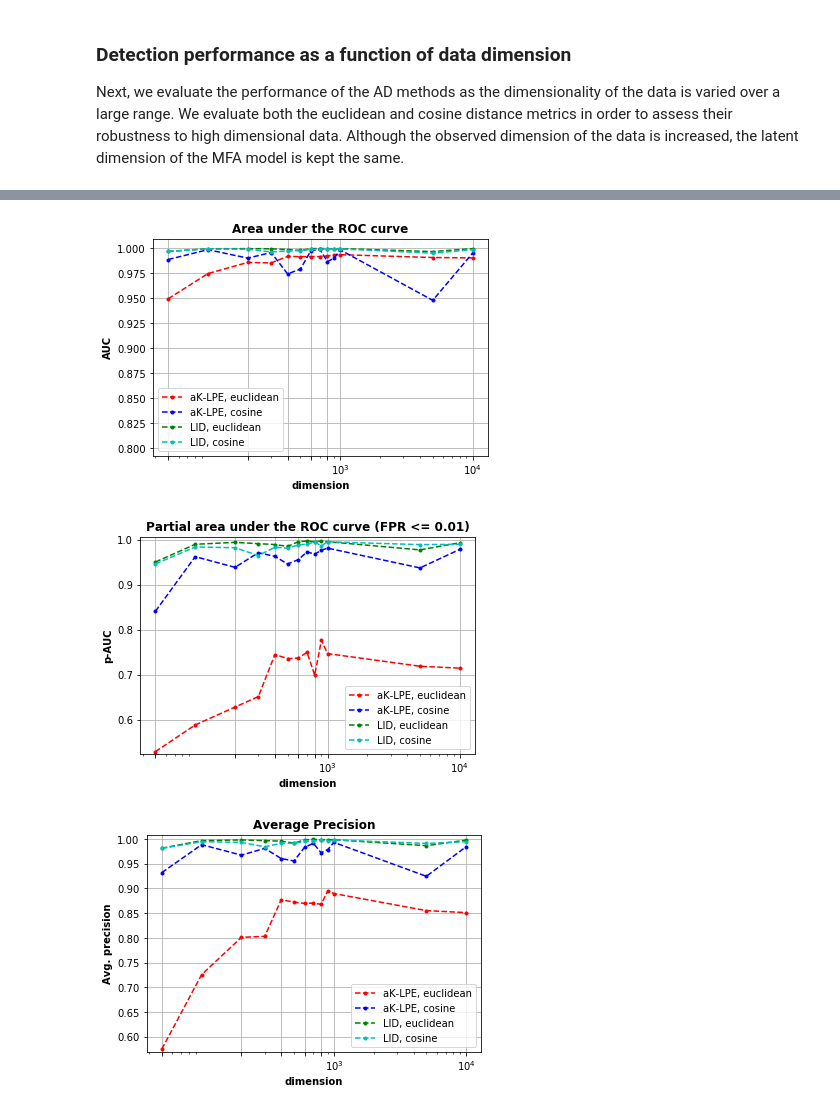
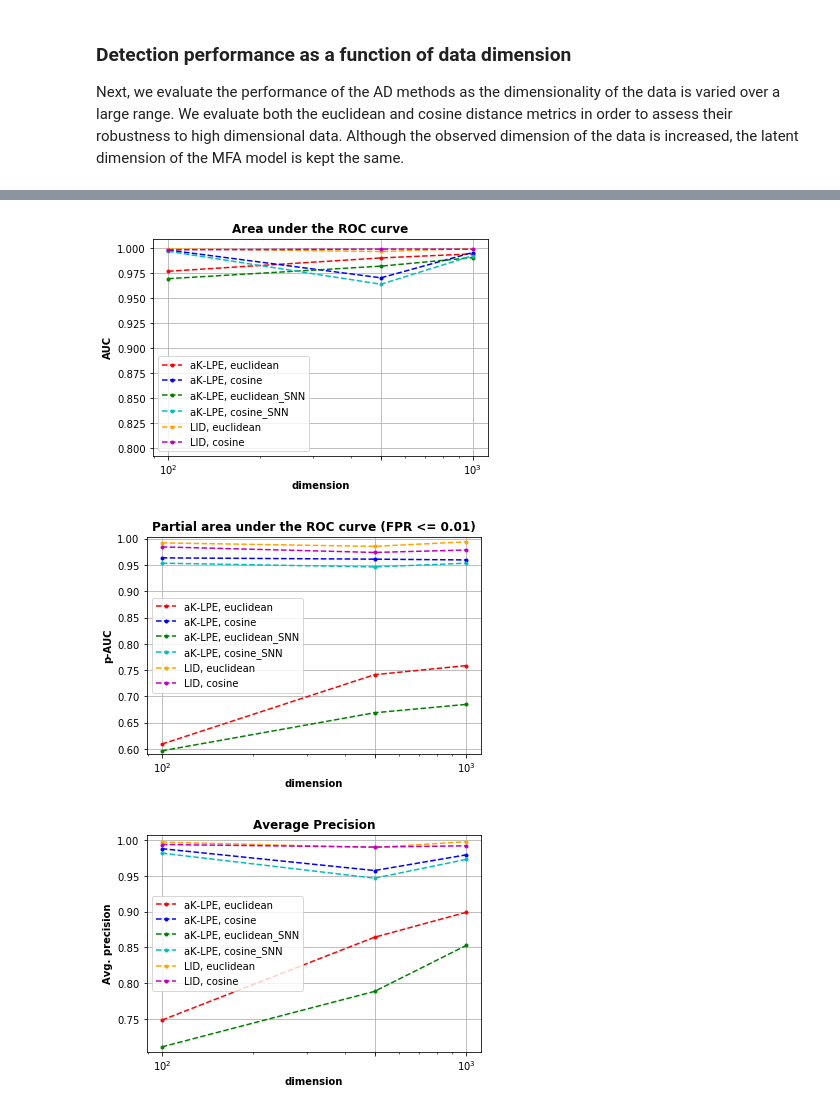
Before and after one commit to jayaram-r/KNN-anomaly-detection, a Jupyter notebook: evaluate_anomaly_detectors.ipynb, the cells around one changed output, grey strips where cells are left out. Cells and saved outputs as stored; diff of their text form; code cells hidden in the pictures.

```diff
--- a/evaluate_anomaly_detectors.ipynb
+++ b/evaluate_anomaly_detectors.ipynb
@@ -43,8 +43,8 @@ import matplotlib.pyplot as plt
 # Define some constants
 n_jobs = max(cpu_count() - 2, 1)
 seed_rng = np.random.randint(1, high=10000)
-metric_primary = 'euclidean'
-shared_nearest_neighbors = False
+metric_primary = 'cosine'
+shared_nearest_neighbors = True
 
 # Neighborhood size is chosen as a function of the number of data points.
 # In [1], it is recommended to chose `k = n^{2 / 5} = n^0.4`
@@ -207,9 +207,13 @@ prop_anomaly = 0.1
 num_data_sets = 20
 
 # dimension of the observed space
-dim_range = np.concatenate([[50], np.arange(100, 1001, 100), [5000, 10000]])
+dim_range = np.array([100, 500, 1000])
+# dim_range = np.concatenate([[50], np.arange(100, 1001, 100), [5000, 10000]])
 # %%
-method_metric_list = [('aK-LPE', 'euclidean'), ('aK-LPE', 'cosine'), ('LID', 'euclidean'), ('LID', 'cosine')]
+# (method, metric, SNN)
+method_metric_list = [('aK-LPE', 'euclidean', False), ('aK-LPE', 'cosine', False),
+                      ('aK-LPE', 'euclidean', True), ('aK-LPE', 'cosine', True),
+                      ('LID', 'euclidean', False), ('LID', 'cosine', False)]
 num = len(method_metric_list)
 perf_dict = {k: [] for k in method_metric_list}
 for dim in dim_range:
@@ -224,7 +228,7 @@ for dim in dim_range:
                                                              N, N_test, prop_anomaly=prop_anomaly,
                                                              anom_type='gaussian', seed_rng=seed_rng)
         j = 0
-        for meth, metr in method_metric_list:
+        for meth, metr, snn in method_metric_list:
             # Initialize the AD model
             if meth == 'aK-LPE':
                 detector = averaged_KLPE_anomaly_detection(
@@ -232,7 +236,7 @@ for dim in dim_range:
                     n_neighbors=None,
                     metric=metr,
                     metric_kwargs=None,
-                    shared_nearest_neighbors=shared_nearest_neighbors,
+                    shared_nearest_neighbors=snn,
                     approx_nearest_neighbors=True,
                     n_jobs=n_jobs,
                     seed_rng=seed_rng
@@ -289,9 +283,12 @@ y_min = 2.0
 y_max = -1.0
 for j, tup in enumerate(method_metric_list):
     vals = [v[0] for v in perf_dict[tup]]
-    lab = '{}, {}'.format(tup[0], tup[1])
+    if tup[2]:
+        lab = '{}, {}_SNN'.format(tup[0], tup[1])
+    else:
+        lab = '{}, {}'.format(tup[0], tup[1])
+
     plt.plot(dim_range, vals, linestyle='--', color=COLORS[j], marker='.', label=lab)
-
     a = min(vals)
     b = max(vals)
     if a < y_min:
@@ -306,44 +303,47 @@ plt.xlabel('dimension', fontweight='bold')
 plt.ylabel('AUC', fontweight='bold')
 plt.ylim([y_min, y_max])
 plt.xscale('log')
-plt.xticks(dim_range[::2])
+plt.xticks(dim_range[::1])
 plt.title('Area under the ROC curve', fontweight='bold')
 plt.legend(loc='best')
 plt.grid(True)
 plt.show()
 # %% [output]
-[figure, old version]
+[figure, new version]
 # %%
 # Partial area under ROC as a function of dimension
 fig = plt.figure()
 y_min = 2.0
 y_max = -1.0
 for j, tup in enumerate(method_metric_list):
     vals = [v[1] for v in perf_dict[tup]]
-    lab = '{}, {}'.format(tup[0], tup[1])
+    if tup[2]:
+        lab = '{}, {}_SNN'.format(tup[0], tup[1])
+    else:
+        lab = '{}, {}'.format(tup[0], tup[1])
+
     plt.plot(dim_range, vals, linestyle='--', color=COLORS[j], marker='.', label=lab)
-
     a = min(vals)
     b = max(vals)
     if a < y_min:
         y_min = a
 
     if b > y_max:
         y_max = b
 
 y_min = 0.99 * min(y_min, 0.8)
 y_max = 1.01 * max(y_max, 0.9)
 plt.xlabel('dimension', fontweight='bold')
 plt.ylabel('p-AUC', fontweight='bold')
 plt.ylim([y_min, y_max])
 plt.xscale('log')
-plt.xticks(dim_range[::2])
+plt.xticks(dim_range[::1])
 plt.title('Partial area under the ROC curve (FPR <= {:.2f})'.format(max_fpr_pauc), fontweight='bold')
 plt.legend(loc='best')
 plt.grid(True)
 plt.show()
 # %% [output]
-[figure, old version]
+[figure, new version]
 # %%
 # Average precision as a function of dimension
 fig = plt.figure()
@@ -351,9 +351,12 @@ y_min = 2.0
 y_max = -1.0
 for j, tup in enumerate(method_metric_list):
     vals = [v[2] for v in perf_dict[tup]]
-    lab = '{}, {}'.format(tup[0], tup[1])
+    if tup[2]:
+        lab = '{}, {}_SNN'.format(tup[0], tup[1])
+    else:
+        lab = '{}, {}'.format(tup[0], tup[1])
+
     plt.plot(dim_range, vals, linestyle='--', color=COLORS[j], marker='.', label=lab)
-
     a = min(vals)
     b = max(vals)
     if a < y_min:
@@ -368,10 +371,10 @@ plt.xlabel('dimension', fontweight='bold')
 plt.ylabel('Avg. precision', fontweight='bold')
 plt.ylim([y_min, y_max])
 plt.xscale('log')
-plt.xticks(dim_range[::2])
+plt.xticks(dim_range[::1])
 plt.title('Average Precision', fontweight='bold')
 plt.legend(loc='best')
 plt.grid(True)
 plt.show()
 # %% [output]
-[figure, old version]
+[figure, new version]
```
Also changed, not shown: parts of 5 cells of this notebook, 3 other files.
